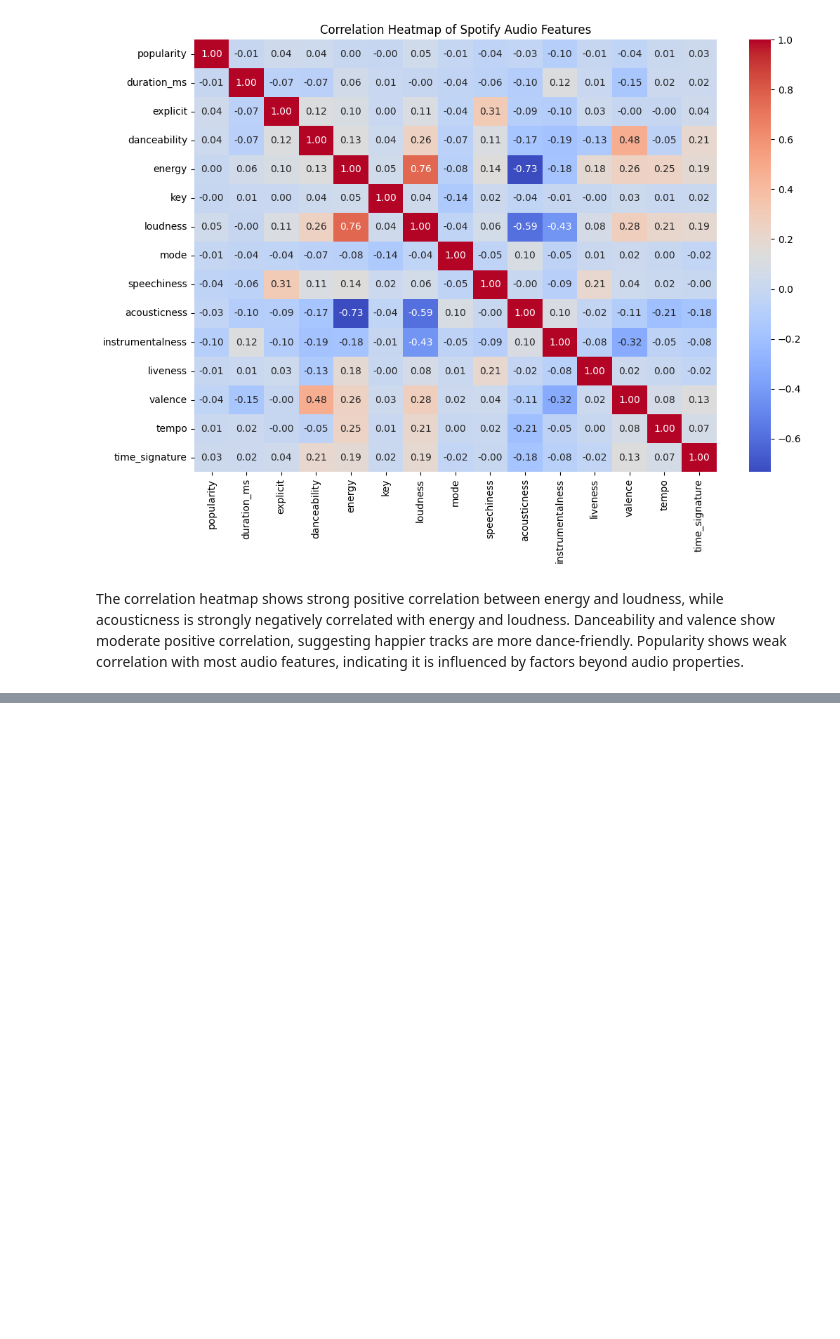
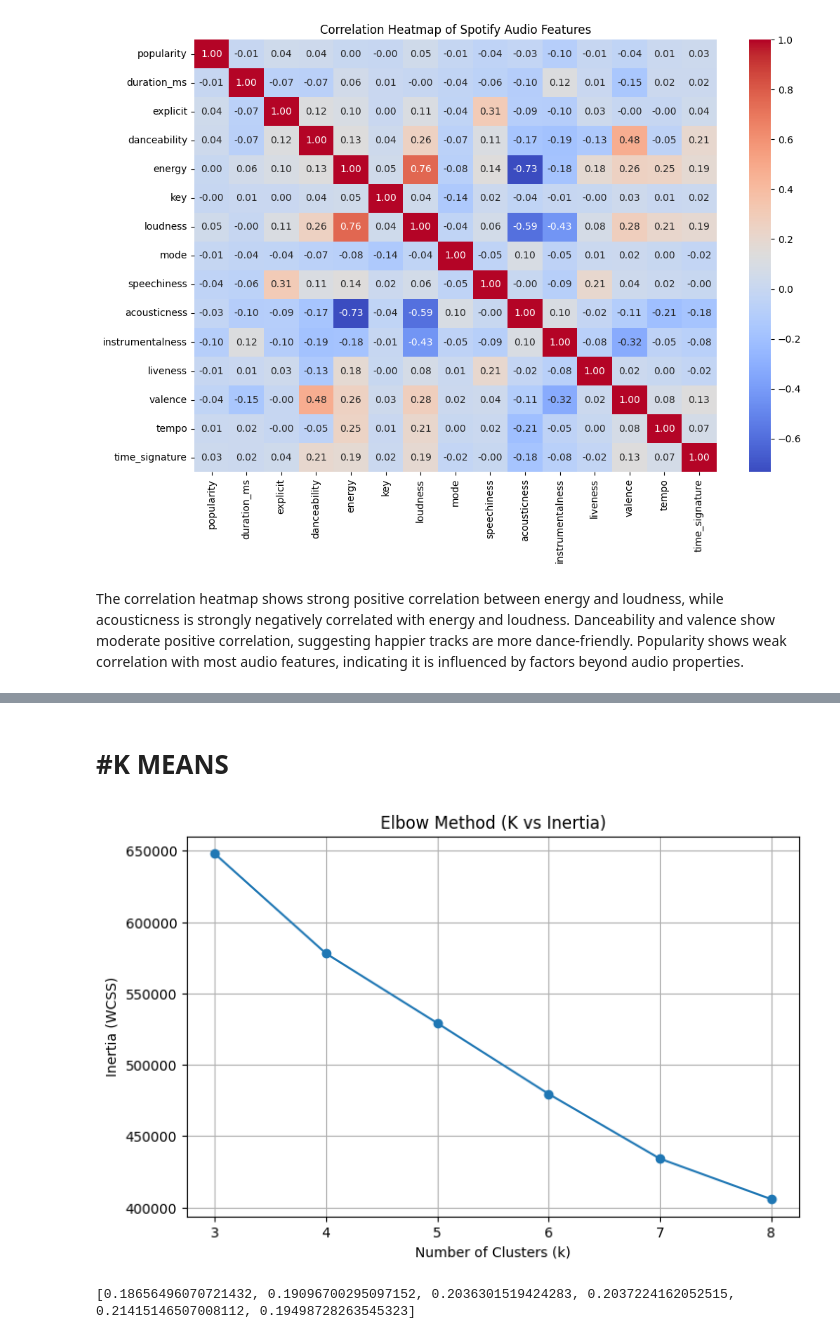
Before and after one commit to AditiMahajan2/Spotify-MPA, a Jupyter notebook: notebooks/03_EDA.ipynb, the cells around one changed output, grey strips where cells are left out. Saved outputs shown, nothing was run; the diff lists cells and outputs as text; code cells hidden in the pictures; blank space fills up the shorter version.

Commit message:
Day 3: scaled features, elbow+silhouette, final KMeans clustering

```diff
--- a/notebooks/03_EDA.ipynb
+++ b/notebooks/03_EDA.ipynb
@@ -49,0 +123,4 @@ The correlation heatmap shows strong positive correlation between energy and lou
+# %%
+df = pd.read_csv("../data/spotify_tracks_cleaned.csv")
+print(df.shape) #shape: row, col
+df.head() # first 5 sets instead of whole
@@ -49,0 +135,14 @@ The correlation heatmap shows strong positive correlation between energy and lou
+# %%
+feature_cols = [
+    "danceability",
+    "energy",
+    "valence",
+    "acousticness",
+    "instrumentalness",
+    "speechiness",
+    "liveness",
+    "tempo"
+]
+
+X = df[feature_cols] # X is now a new df with only the above taken sagle feature cols
+print(X.head())
@@ -49,0 +175,5 @@ The correlation heatmap shows strong positive correlation between energy and lou
+# %%
+# As tempo is of bigger numbers, we need to transform/standardize it.
+#Here all became like a numpy arr... no col names anymore
+scaler = StandardScaler()
+X_scaled = scaler.fit_transform(X)
@@ -49,0 +207,22 @@ The correlation heatmap shows strong positive correlation between energy and lou
+# %% [markdown]
+# #K MEANS
+# %%
+#It tells you how far songs are from their cluster center- inertia.
+inertia_values = []
+
+k_range = range(3, 9)
+
+for k in k_range:
+    kmeans = KMeans(n_clusters=k, random_state=42, n_init=10)
+    kmeans.fit(X_scaled)
+    inertia_values.append(kmeans.inertia_)
+# %%
+plt.figure(figsize=(8,5))
+plt.plot(k_range, inertia_values, marker="o")
+plt.title("Elbow Method (K vs Inertia)")
+plt.xlabel("Number of Clusters (k)")
+plt.ylabel("Inertia (WCSS)")
+plt.grid(True)
+plt.show()
+# %% [output]
+[figure, added]
@@ -49,0 +231,21 @@ The correlation heatmap shows strong positive correlation between energy and lou
+# %%
+from sklearn.metrics import silhouette_score
+from sklearn.cluster import KMeans
+import numpy as np
+
+# Random sample of 5000 points
+np.random.seed(42)
+sample_indices = np.random.choice(len(X_scaled), size=5000, replace=False)
+sample_scaled = X_scaled[sample_indices]
+
+silhouette_scores = []
+
+for k in range(3, 9):
+    kmeans = KMeans(n_clusters=k, random_state=42, n_init=10)
+    labels = kmeans.fit_predict(sample_scaled)
+    score = silhouette_score(sample_scaled, labels)
+    silhouette_scores.append(score)
+
+print(silhouette_scores)
+# %% [output]
+[0.18656496070721432, 0.19096700295097152, 0.2036301519424283, 0.2037224162052515, 0.21415146507008112, 0.19498728263545323]
```
Also changed, not shown: parts of 19 cells of this notebook.
